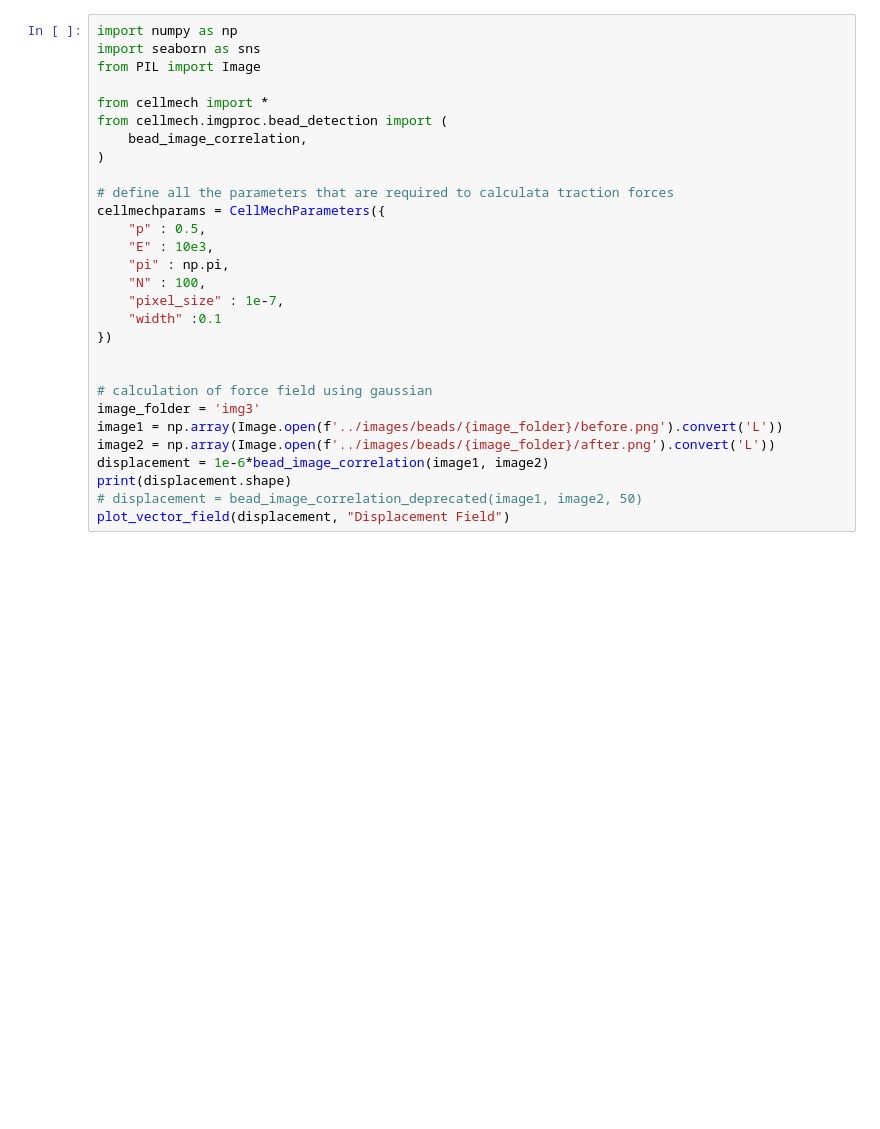
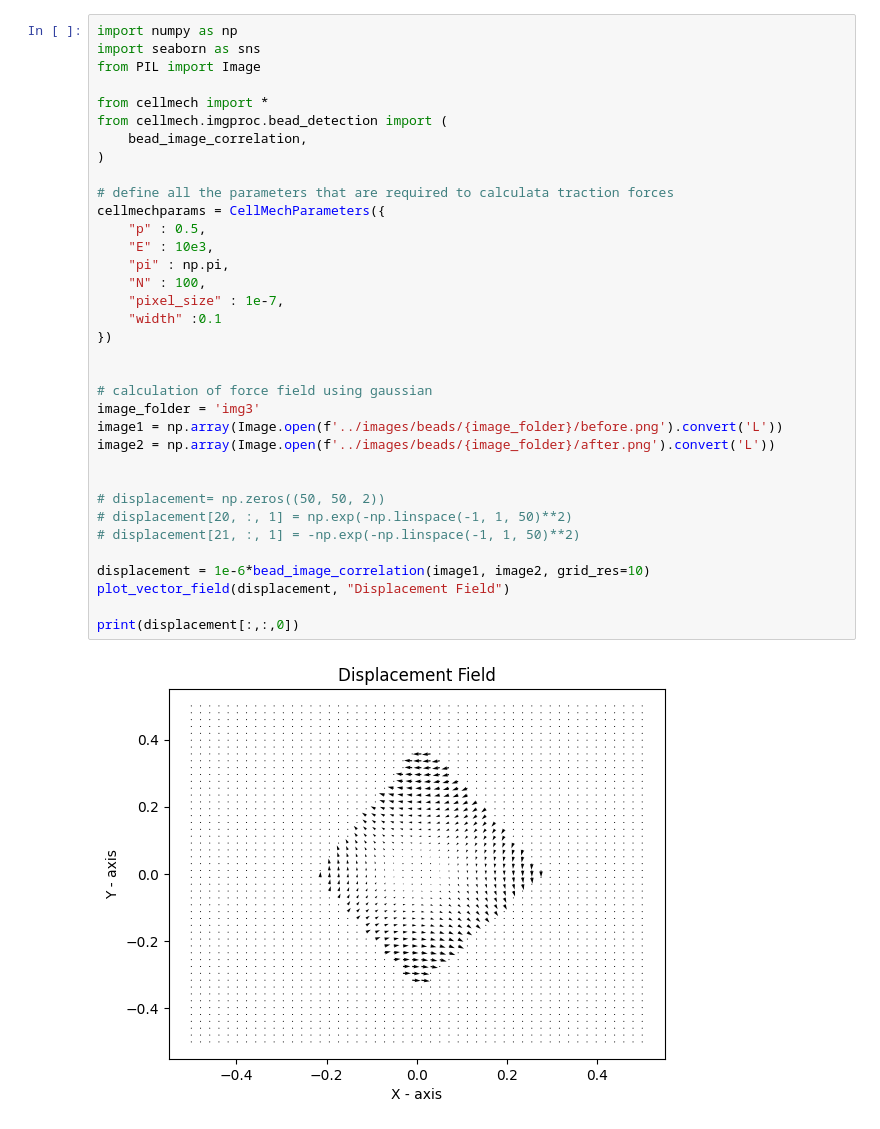
Before and after one commit to utksara/cellmech, a Jupyter notebook: examples/tractionforce.ipynb, the cells around one changed output. Drawn from its saved outputs; the diff is of its cells as text; blank space fills up the shorter version.

```diff
--- a/examples/tractionforce.ipynb
+++ b/examples/tractionforce.ipynb
@@ -1,30 +1,37 @@
 # %%
 import numpy as np
 import seaborn as sns
 from PIL import Image
 
 from cellmech import *
 from cellmech.imgproc.bead_detection import (
     bead_image_correlation,
 )
 
 # define all the parameters that are required to calculata traction forces
 cellmechparams = CellMechParameters({
     "p" : 0.5,
     "E" : 10e3,
     "pi" : np.pi,
     "N" : 100,
     "pixel_size" : 1e-7,
     "width" :0.1
 })
 
 
 # calculation of force field using gaussian
 image_folder = 'img3'
 image1 = np.array(Image.open(f'../images/beads/{image_folder}/before.png').convert('L'))
 image2 = np.array(Image.open(f'../images/beads/{image_folder}/after.png').convert('L'))
-displacement = 1e-6*bead_image_correlation(image1, image2)
-print(displacement.shape)
-# displacement = bead_image_correlation_deprecated(image1, image2, 50)
+
+
+# displacement= np.zeros((50, 50, 2))
+# displacement[20, :, 1] = np.exp(-np.linspace(-1, 1, 50)**2)
+# displacement[21, :, 1] = -np.exp(-np.linspace(-1, 1, 50)**2)
+
+displacement = 1e-6*bead_image_correlation(image1, image2, grid_res=10)
 plot_vector_field(displacement, "Displacement Field")
+
+print(displacement[:,:,0])
 # %% [output]
+[figure, added]
```
Also changed, not shown: parts of 3 cells of this notebook, 13 other files.
